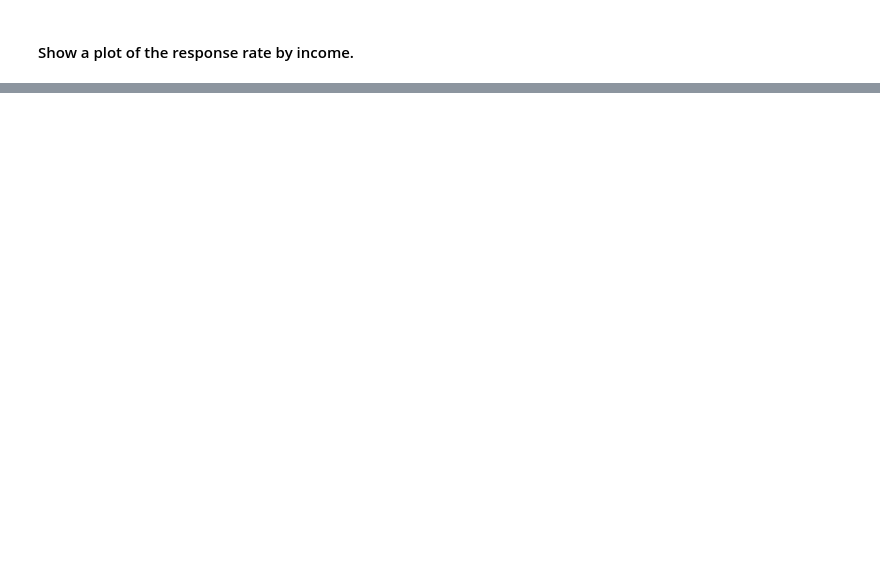
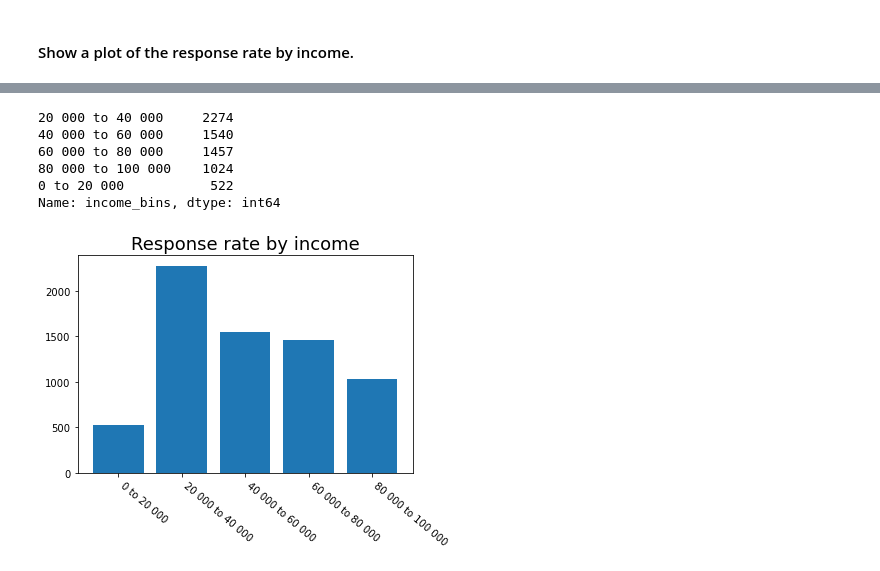
Before and after one commit to litkat/Ironhack-Data-Analytics-Bootcamp, a Jupyter notebook: Week1/lab-customer-analysis-round-3/files_for_lab/csv_files/lab-customer-analysis-round-2-3-work.ipynb, the cells around one changed output, grey strips where cells are left out. Cells and saved outputs as stored; diff of their text form; code cells hidden in the pictures; blank space fills up the shorter version.

```diff
--- a/Week1/lab-customer-analysis-round-3/files_for_lab/csv_files/lab-customer-analysis-round-2-3-work.ipynb
+++ b/Week1/lab-customer-analysis-round-3/files_for_lab/csv_files/lab-customer-analysis-round-2-3-work.ipynb
@@ -418,0 +434,19 @@ plt.show()
+# %%
+df=df.assign(income_bins = pd.cut(df['income'], [0, 20000, 40000, 60000, 80000, 100000], labels=['0 to 20 000', '20 000 to 40 000', '40 000 to 60 000','60 000 to 80 000', '80 000 to 100 000']))
+
+df['income_bins'].value_counts()
+# %% [output]
+20 000 to 40 000     2274
+40 000 to 60 000     1540
+60 000 to 80 000     1457
+80 000 to 100 000    1024
+0 to 20 000           522
+Name: income_bins, dtype: int64
+# %%
+plt.bar([1, 2, 3, 4, 5], [522, 2274, 1540, 1457, 1024]);
+plt.xticks([1, 2, 3, 4, 5], ['0 to 20 000', '20 000 to 40 000', '40 000 to 60 000', '60 000 to 80 000', '80 000 to 100 000']);
+plt.xticks(rotation = "-40", ha = 'left')
+plt.title('Response rate by income', size = 18);
+plt.show()
+# %% [output]
+[figure, added]
```
Also changed, not shown: parts of 8 cells of this notebook.
